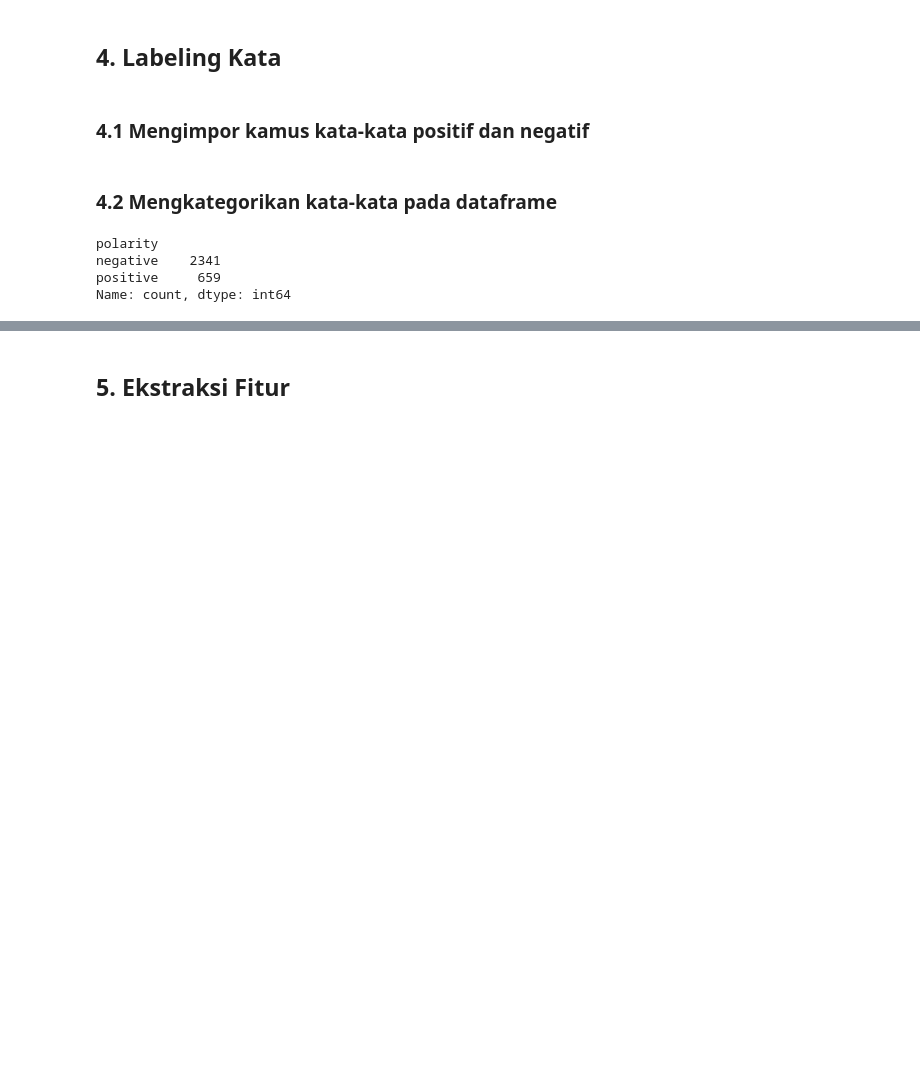
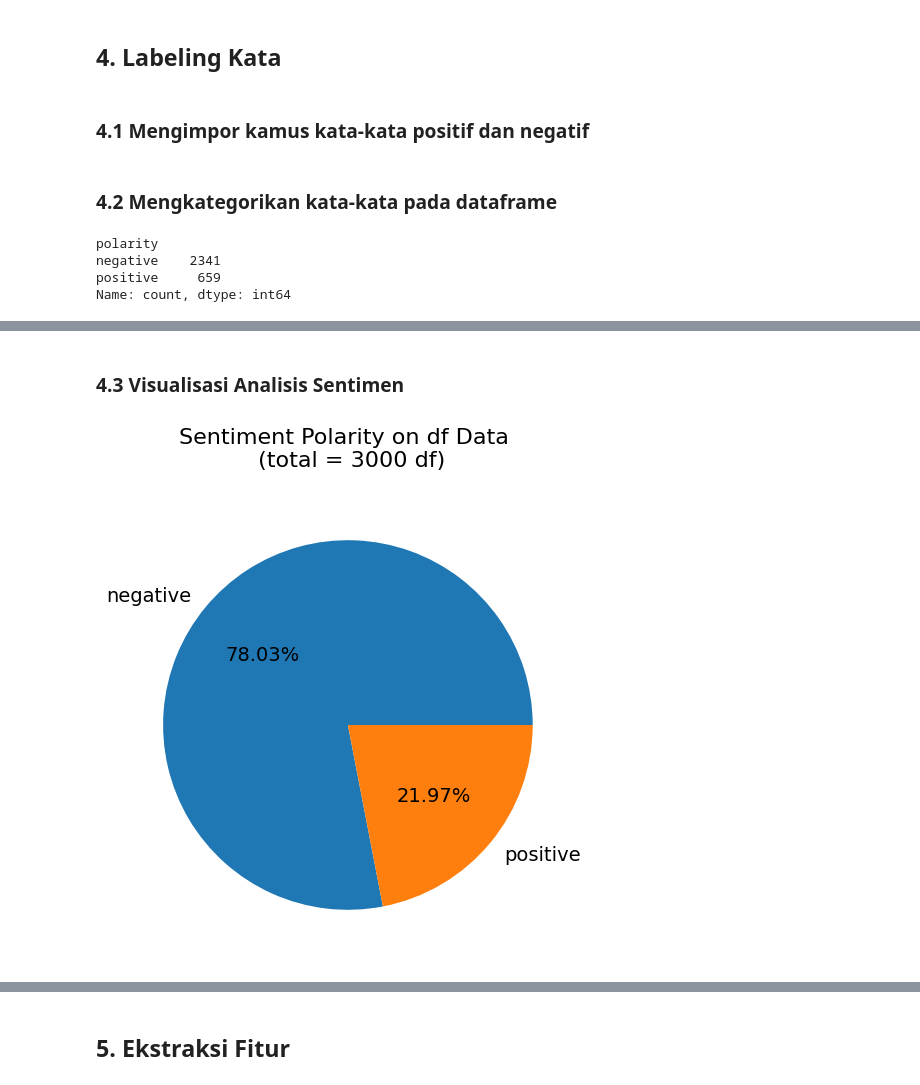
Before and after one commit to khairul746/IDCamp-ML-Engineer-2024-Projects, a Jupyter notebook: Analisis-Sentimen/Sentiment_Analysis_on_MyTelkomsel_App.ipynb, the cells around one changed output, grey strips where cells are left out. Cells and saved outputs as stored; diff of their text form; code cells hidden in the pictures; blank space fills up the shorter version.

```diff
--- a/Analisis-Sentimen/Sentiment_Analysis_on_MyTelkomsel_App.ipynb
+++ b/Analisis-Sentimen/Sentiment_Analysis_on_MyTelkomsel_App.ipynb
@@ -339,3 +339,20 @@ df.head(3)
 | 0 | Versi lama lebih bagus dan lebih ... | 1 | Versi lama lebih bagus dan lebih ... | versi lama lebih bagus dan lebih ... | versi lama lebih bagus dan lebih ... | [versi, lama, lebih, bagus, dan, ... | ... |
 | 1 | Makin hari makin lemot aja. Aplik... | 1 | Makin hari makin lemot aja Aplika... | makin hari makin lemot aja aplika... | makin hari makin lambat saja apli... | [makin, hari, makin, lambat, saja... | ... |
 | 2 | Mantap banget, bulan lalu gak bis... | 4 | Mantap banget bulan lalu gak bisa... | mantap banget bulan lalu gak bisa... | mantap banget bulan lalu gak bisa... | [mantap, banget, bulan, lalu, gak... | ... |
+# %% [markdown]
+### 4.3 Visualisasi Analisis Sentimen
+# %%
+fig, ax = plt.subplots(figsize=(6, 6))
+sizes = [count for count in df["polarity"].value_counts()]
+labels = list(df["polarity"].value_counts().index)
+explode = (0.1, 0, 0)
+ax.pie(
+    x=sizes,
+    labels=labels,
+    autopct="%1.2f%%",
+    textprops={"fontsize": 14},
+)
+ax.set_title("Sentiment Polarity on df Data \n (total = 3000 df)", fontsize=16, pad=20)
+plt.show()
+# %% [output]
+[figure, added]
```
Also changed, not shown: parts of 7 cells of this notebook.
